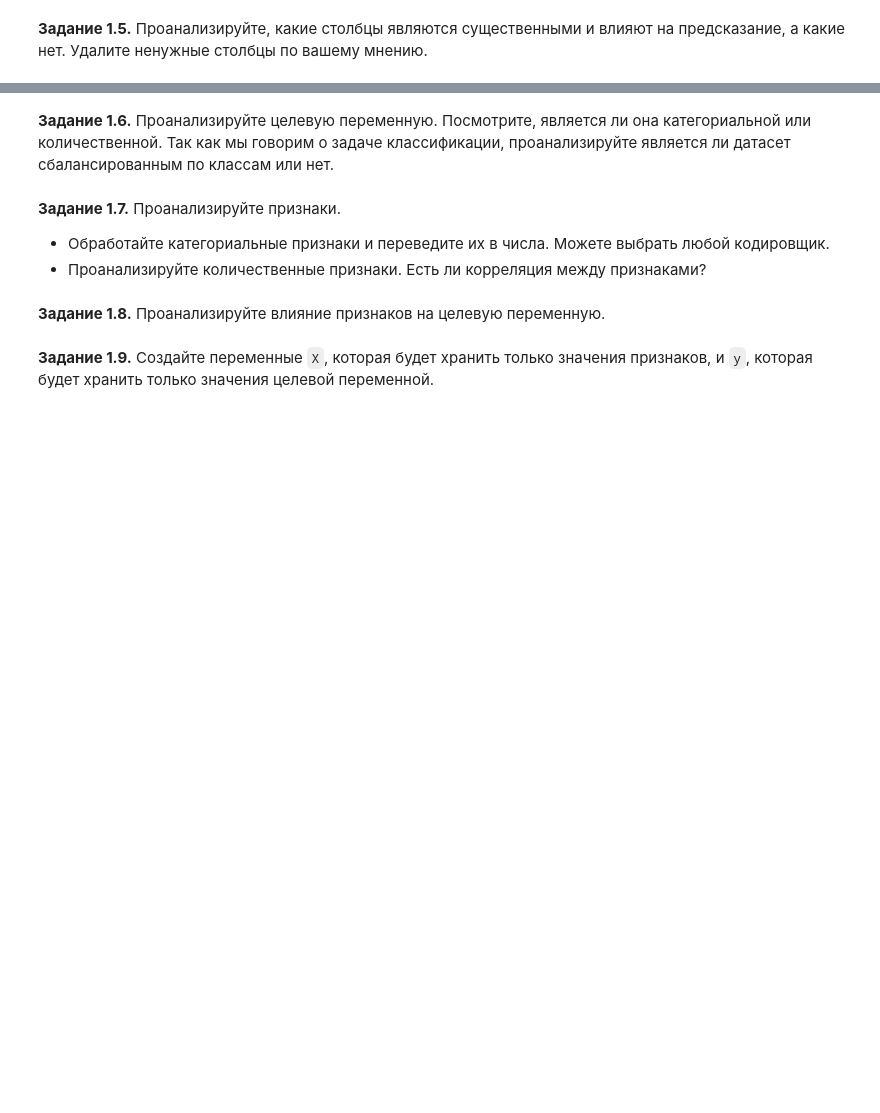
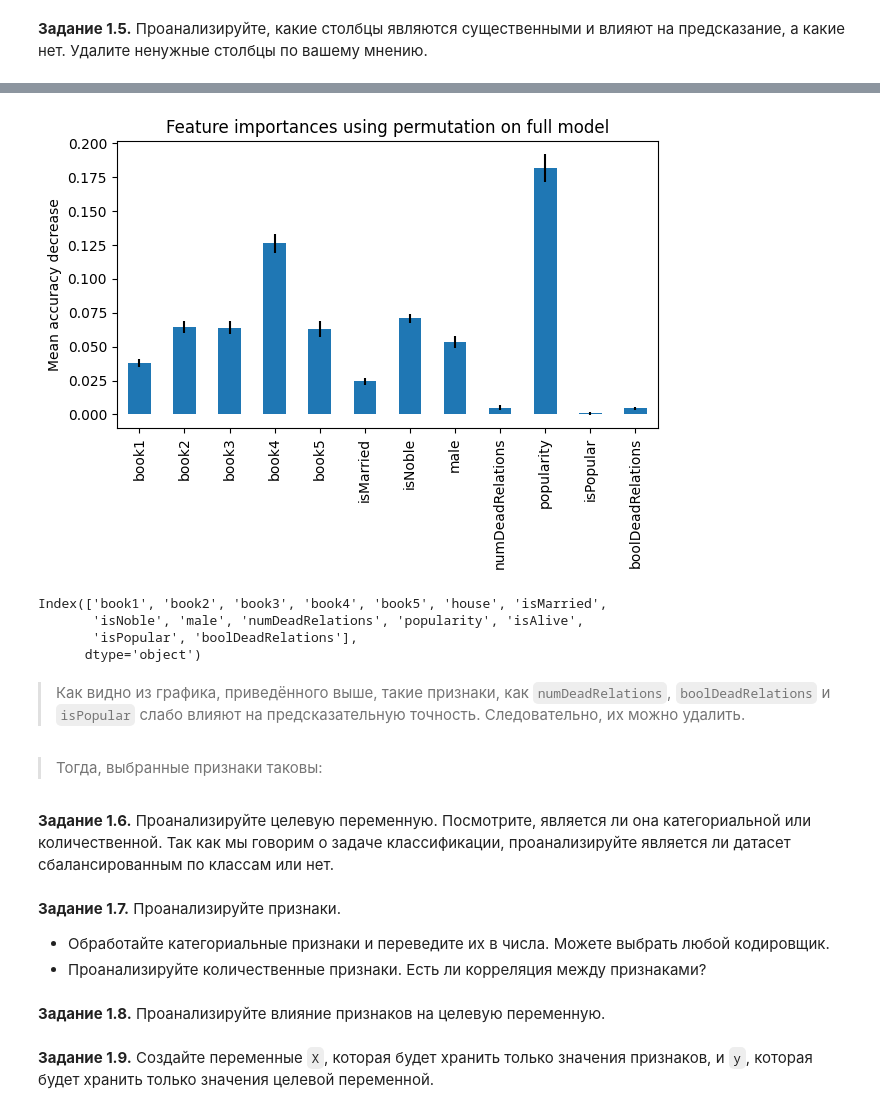
Before and after one commit to relicks/dls-2024-1, a Jupyter notebook: notebooks/hws/4_2_game_of_thrones_prediction.ipynb, the cells around one changed output, grey strips where cells are left out. Cells and saved outputs as stored; diff of their text form; code cells hidden in the pictures; blank space fills up the shorter version.

```diff
--- a/notebooks/hws/4_2_game_of_thrones_prediction.ipynb
+++ b/notebooks/hws/4_2_game_of_thrones_prediction.ipynb
@@ -144,0 +330,32 @@ data.drop(columns=[...], inplace = True)
+# %%
+from sklearn.inspection import permutation_importance
+
+forest = RandomForestClassifier(random_state=0)
+forest.fit(X, y)
+
+result = permutation_importance(
+    forest, X, y, n_repeats=10, random_state=42, n_jobs=2
+)
+forest_importances = pd.Series(result["importances_mean"], index=X.columns)
+# %%
+fig, ax = plt.subplots()
+forest_importances.plot.bar(yerr=result["importances_std"], ax=ax)
+ax.set_title("Feature importances using permutation on full model")
+ax.set_ylabel("Mean accuracy decrease")
+fig.tight_layout()
+plt.show()
+# %% [output]
+[figure, added]
+# %%
+dataset.columns
+# %% [output]
+Index(['book1', 'book2', 'book3', 'book4', 'book5', 'house', 'isMarried',
+       'isNoble', 'male', 'numDeadRelations', 'popularity', 'isAlive',
+       'isPopular', 'boolDeadRelations'],
+      dtype='object')
+# %% [markdown]
+> Как видно из графика, приведённого выше, такие признаки, как `numDeadRelations`,
+> `boolDeadRelations` и `isPopular` слабо влияют на предсказательную точность.
+> Следовательно, их можно удалить.
+# %% [markdown]
+> Тогда, выбранные признаки таковы:
```
Also changed, not shown: parts of 25 cells of this notebook, 5 other files.
